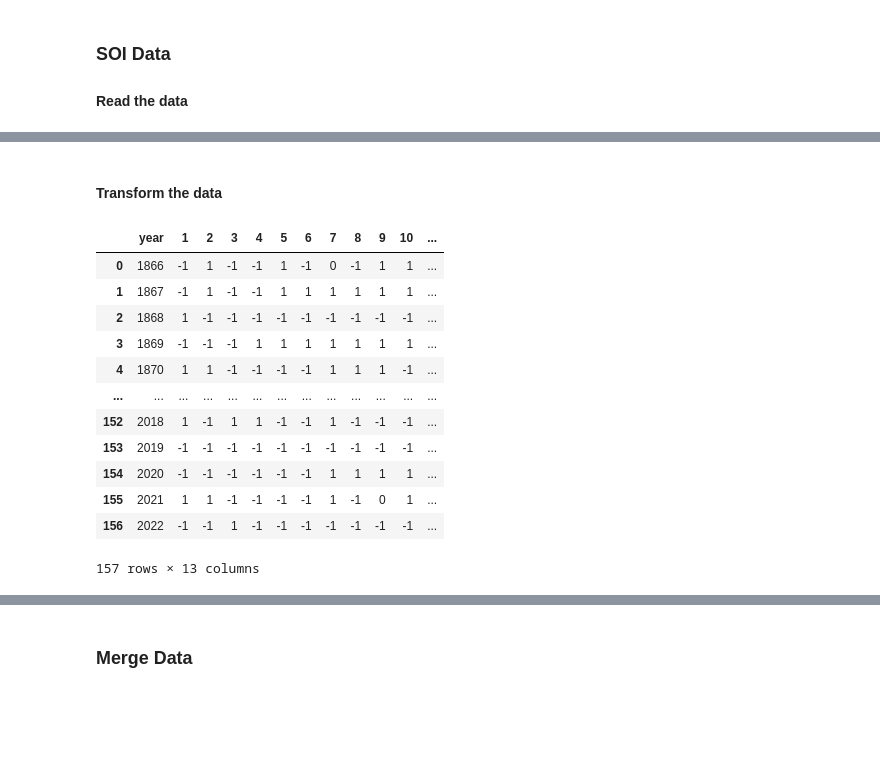
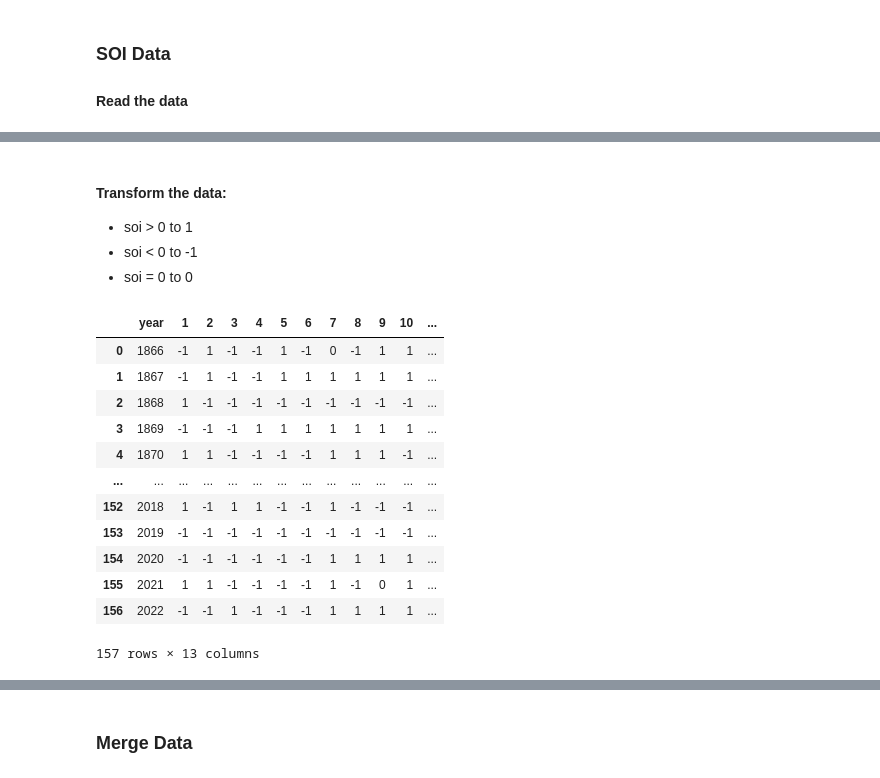
Before and after one commit to pippahtlin/Extreme-Precipitation, a Jupyter notebook: Import Data.ipynb, the cells around one changed output, grey strips where cells are left out. Saved outputs shown, nothing was run; the diff lists cells and outputs as text; code cells hidden in the pictures; blank space fills up the shorter version.

```diff
--- a/Import Data.ipynb
+++ b/Import Data.ipynb
@@ -152,0 +168,32 @@ Questions: how to deal with the null value (-99)???
+# %%
+# Replace -99.9 with np.nan for interpolation purposes
+soi = soi.replace(-99.9, np.nan)
+# %%
+plt.figure(figsize=(20, 5))
+
+# Compare 3 degree of spline:
+# Interpolate using a spline of order 3 (cubic spline)
+soi_interpolated_1 = soi.apply(lambda series: series.interpolate(method='spline', order=1))
+soi_interpolated_2 = soi.apply(lambda series: series.interpolate(method='spline', order=2))
+soi_interpolated_3 = soi.apply(lambda series: series.interpolate(method='spline', order=3))
+
+# Check pattern
+plt_soi_1 = soi_interpolated_1
+plt_soi_2 = soi_interpolated_2
+plt_soi_3 = soi_interpolated_3
+
+plt_soival_1 = plt_soi_1.drop('year', axis=1) # Drop for plot
+plt_soival_2 = plt_soi_2.drop('year', axis=1)
+plt_soival_3 = plt_soi_3.drop('year', axis=1)
+
+# Flatten the DataFrame values into a list
+flattened_list_1 = plt_soival_1.values.flatten().tolist()
+flattened_list_2 = plt_soival_2.values.flatten().tolist()
+flattened_list_3 = plt_soival_3.values.flatten().tolist()
+
+# Plot
+plt.plot(flattened_list_1[-24:-1], label='Degree 1')
+plt.plot(flattened_list_2[-24:-1], label='Degree 2')
+plt.plot(flattened_list_3[-24:-1],label='Degree 3')
+plt.legend()
+plt.show()
@@ -152,0 +204,3 @@ Questions: how to deal with the null value (-99)???
+# %%
+soi_interpolated = soi_interpolated_1.round(1)
+soi_interpolated
@@ -153,30 +221,33 @@ Questions: how to deal with the null value (-99)???
 # %% [markdown]
-#### Transform the data
+#### Transform the data:
+* soi > 0 to 1
+* soi < 0 to -1
+* soi = 0 to 0
 # %%
 # Turn to -1, 0, 1
 def transform(x):
     if x < 0:
         return -1
     elif x > 0:
         return 1
     else:
         return 0
 
-soi.iloc[:,1:13] = soi.iloc[:,1:13].applymap(transform)
-soi
+soi_interpolated.iloc[:,1:13] = soi_interpolated.iloc[:,1:13].applymap(transform)
+soi_interpolated
 # %% [output]
 |  | year | 1 | 2 | 3 | 4 | 5 | 6 | 7 | 8 | 9 | 10 | ... |
 | 0 | 1866 | -1 | 1 | -1 | -1 | 1 | -1 | 0 | -1 | 1 | 1 | ... |
 | 1 | 1867 | -1 | 1 | -1 | -1 | 1 | 1 | 1 | 1 | 1 | 1 | ... |
 | 2 | 1868 | 1 | -1 | -1 | -1 | -1 | -1 | -1 | -1 | -1 | -1 | ... |
 | 3 | 1869 | -1 | -1 | -1 | 1 | 1 | 1 | 1 | 1 | 1 | 1 | ... |
 | 4 | 1870 | 1 | 1 | -1 | -1 | -1 | -1 | 1 | 1 | 1 | -1 | ... |
 | ... | ... | ... | ... | ... | ... | ... | ... | ... | ... | ... | ... | ... |
 | 152 | 2018 | 1 | -1 | 1 | 1 | -1 | -1 | 1 | -1 | -1 | -1 | ... |
 | 153 | 2019 | -1 | -1 | -1 | -1 | -1 | -1 | -1 | -1 | -1 | -1 | ... |
 | 154 | 2020 | -1 | -1 | -1 | -1 | -1 | -1 | 1 | 1 | 1 | 1 | ... |
 | 155 | 2021 | 1 | 1 | -1 | -1 | -1 | -1 | 1 | -1 | 0 | 1 | ... |
-| 156 | 2022 | -1 | -1 | 1 | -1 | -1 | -1 | -1 | -1 | -1 | -1 | ... |
+| 156 | 2022 | -1 | -1 | 1 | -1 | -1 | -1 | 1 | 1 | 1 | 1 | ... |
 157 rows × 13 columns
 # %%
 # Stack the data and repeat by day
```
Also changed, not shown: parts of 19 cells of this notebook, 4 other files.
